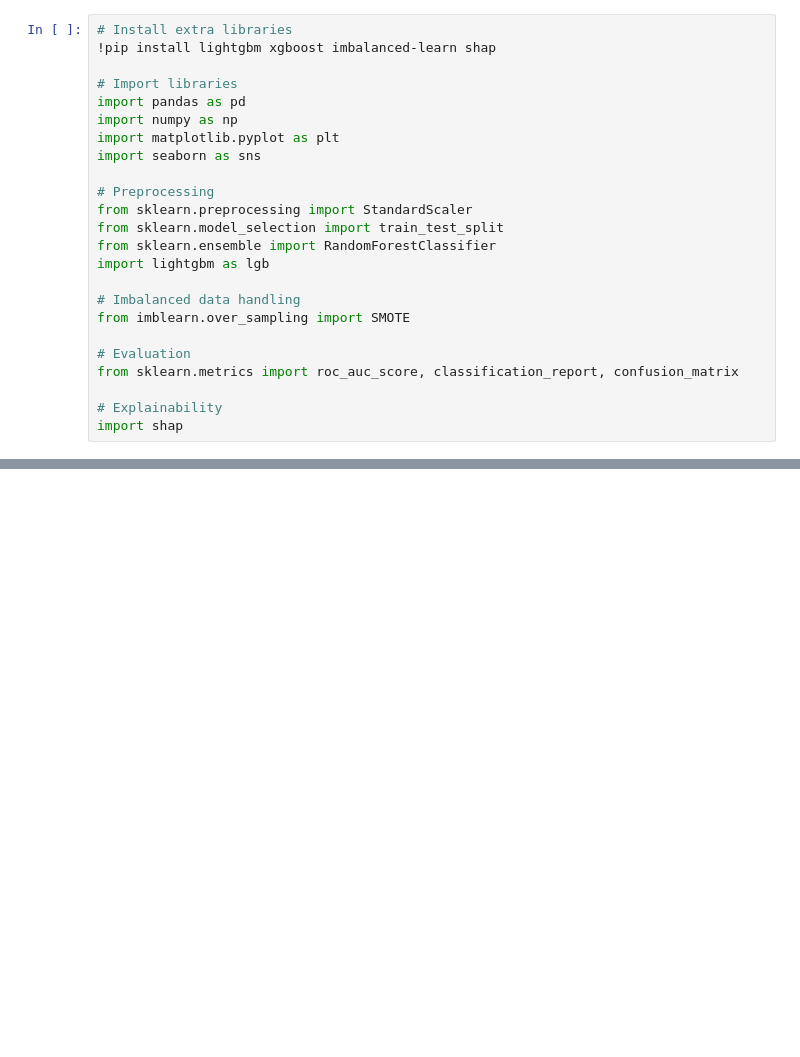
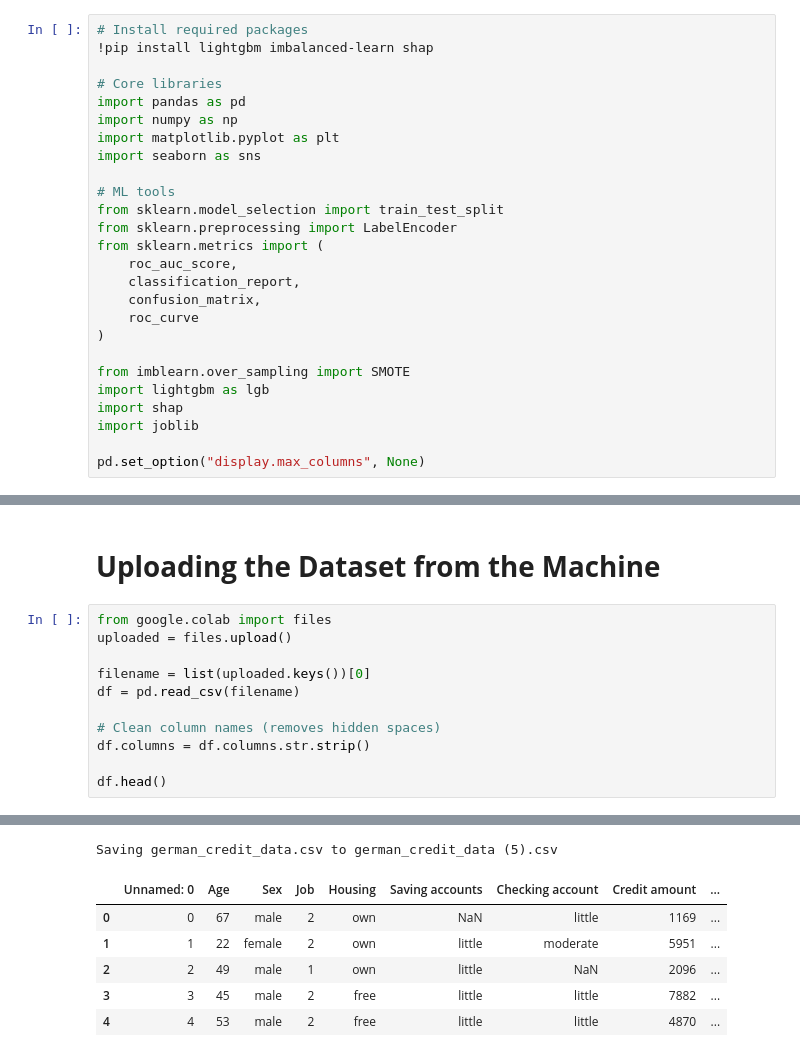
Before and after one commit to MariamW20/Credit_Risk_Prediction, a Jupyter notebook: Credit_Risk_Prediction.ipynb, the cells around one changed output, grey strips where cells are left out. Saved outputs shown, nothing was run; the diff lists cells and outputs as text; blank space fills up the shorter version.

Commit message:
Done data preprocessing, EDA, model training and evaluation

```diff
--- a/Credit_Risk_Prediction.ipynb
+++ b/Credit_Risk_Prediction.ipynb
@@ -3,26 +7,28 @@
 # %%
-# Install extra libraries
-!pip install lightgbm xgboost imbalanced-learn shap
+# Install required packages
+!pip install lightgbm imbalanced-learn shap
 
-# Import libraries
+# Core libraries
 import pandas as pd
 import numpy as np
 import matplotlib.pyplot as plt
 import seaborn as sns
 
-# Preprocessing
-from sklearn.preprocessing import StandardScaler
+# ML tools
 from sklearn.model_selection import train_test_split
-from sklearn.ensemble import RandomForestClassifier
+from sklearn.preprocessing import LabelEncoder
+from sklearn.metrics import (
+    roc_auc_score,
+    classification_report,
+    confusion_matrix,
+    roc_curve
+)
+
+from imblearn.over_sampling import SMOTE
 import lightgbm as lgb
+import shap
+import joblib
 
-# Imbalanced data handling
-from imblearn.over_sampling import SMOTE
-
-# Evaluation
-from sklearn.metrics import roc_auc_score, classification_report, confusion_matrix
-
-# Explainability
-import shap
+pd.set_option("display.max_columns", None)
 # %% [output]
 Requirement already satisfied: lightgbm in /usr/local/lib/python3.12/dist-packages (4.6.0)
@@ -42,3 +48,17 @@ Requirement already satisfied: python-dateutil>=2.8.2 in /usr/local/lib/python3.
 Requirement already satisfied: pytz>=2020.1 in /usr/local/lib/python3.12/dist-packages (from pandas->shap) (2025.2)
 Requirement already satisfied: tzdata>=2022.7 in /usr/local/lib/python3.12/dist-packages (from pandas->shap) (2025.3)
 Requirement already satisfied: six>=1.5 in /usr/local/lib/python3.12/dist-packages (from python-dateutil>=2.8.2->pandas->shap) (1.17.0)
+# %% [markdown]
+# **Uploading the Dataset from the Machine**
+# %%
+from google.colab import files
+uploaded = files.upload()
+
+filename = list(uploaded.keys())[0]
+df = pd.read_csv(filename)
+
+# Clean column names (removes hidden spaces)
+df.columns = df.columns.str.strip()
+
+df.head()
+# %% [output]
@@ -44,0 +66,7 @@ Requirement already satisfied: six>=1.5 in /usr/local/lib/python3.12/dist-packag
+Saving german_credit_data.csv to german_credit_data (5).csv
+|  | Unnamed: 0 | Age | Sex | Job | Housing | Saving accounts | Checking account | Credit amount | ... |
+| 0 | 0 | 67 | male | 2 | own | NaN | little | 1169 | ... |
+| 1 | 1 | 22 | female | 2 | own | little | moderate | 5951 | ... |
+| 2 | 2 | 49 | male | 1 | own | little | NaN | 2096 | ... |
+| 3 | 3 | 45 | male | 2 | free | little | little | 7882 | ... |
+| 4 | 4 | 53 | male | 2 | free | little | little | 4870 | ... |
```
Also changed, not shown: parts of 31 cells of this notebook.
